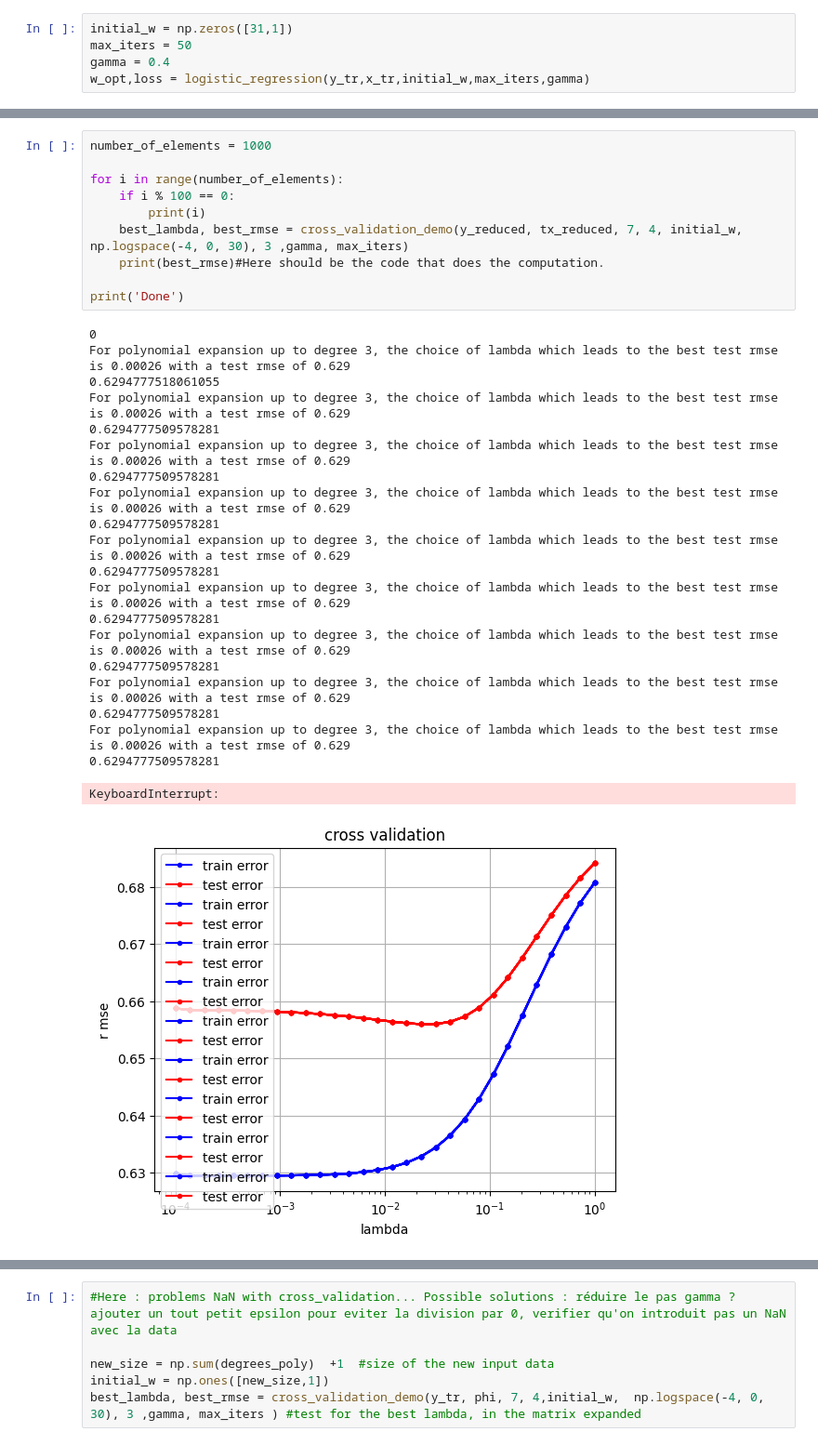
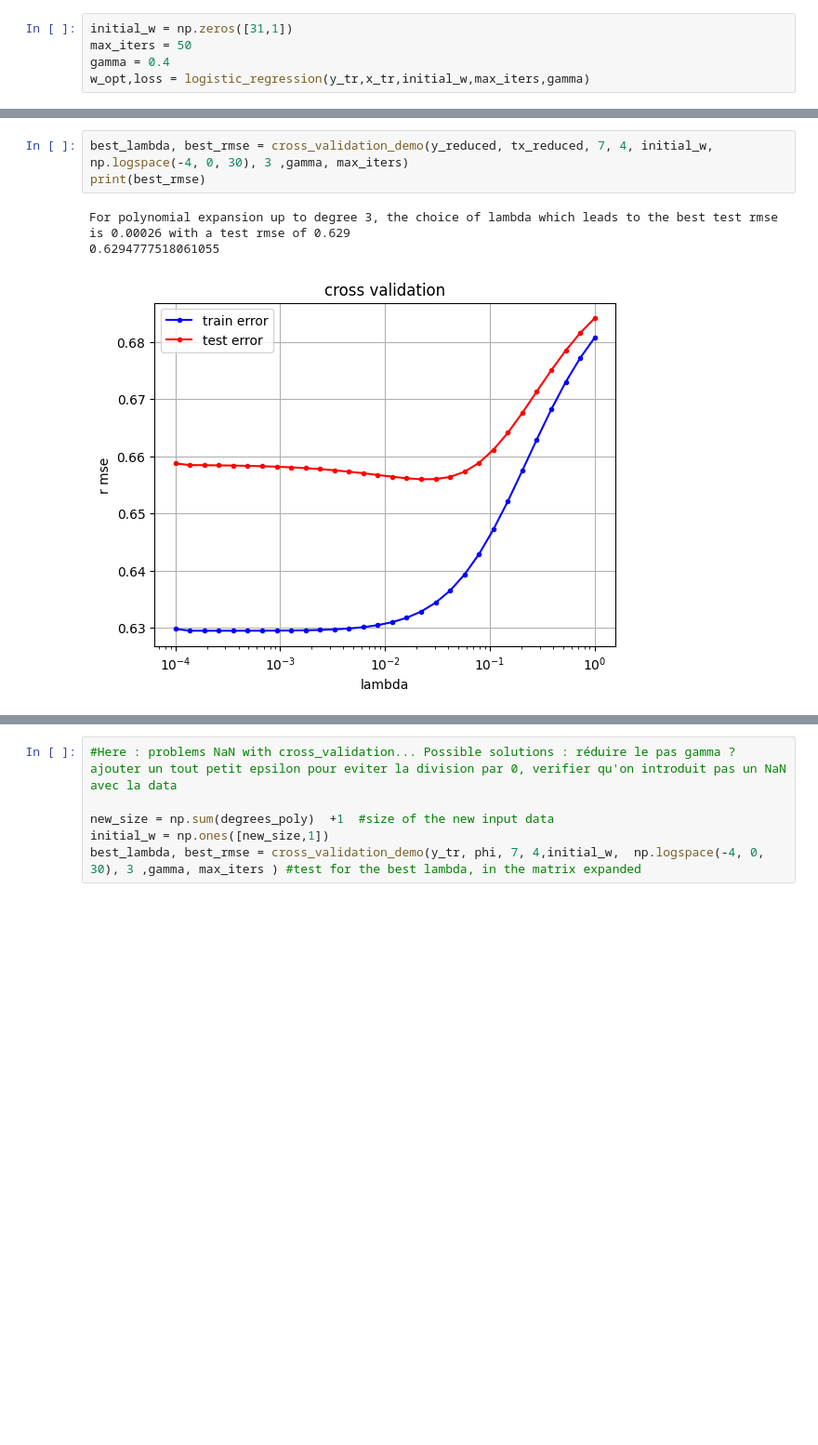
Before and after one commit to CS-433/ml-project-1-no_cs_members, a Jupyter notebook: run.ipynb, the cells around one changed output, grey strips where cells are left out. Shown at 93% size. Cells and saved outputs as stored; diff of their text form; blank space fills up the shorter version.

```diff
--- a/run.ipynb
+++ b/run.ipynb
@@ -46,35 +48,10 @@ print(loss)              #"PROBLEM nan"
 # %%
-number_of_elements = 1000
-
-for i in range(number_of_elements):
-    if i % 100 == 0:
-        print(i)
-    best_lambda, best_rmse = cross_validation_demo(y_reduced, tx_reduced, 7, 4, initial_w,  np.logspace(-4, 0, 30), 3 ,gamma, max_iters)
-    print(best_rmse)#Here should be the code that does the computation.
-
-print('Done')
+best_lambda, best_rmse = cross_validation_demo(y_reduced, tx_reduced, 7, 4, initial_w,  np.logspace(-4, 0, 30), 3 ,gamma, max_iters)
+print(best_rmse)
 # %% [output]
-0
 For polynomial expansion up to degree 3, the choice of lambda which leads to the best test rmse is 0.00026 with a test rmse of 0.629
 0.6294777518061055
-For polynomial expansion up to degree 3, the choice of lambda which leads to the best test rmse is 0.00026 with a test rmse of 0.629
-0.6294777509578281
-For polynomial expansion up to degree 3, the choice of lambda which leads to the best test rmse is 0.00026 with a test rmse of 0.629
-0.6294777509578281
-For polynomial expansion up to degree 3, the choice of lambda which leads to the best test rmse is 0.00026 with a test rmse of 0.629
-0.6294777509578281
-For polynomial expansion up to degree 3, the choice of lambda which leads to the best test rmse is 0.00026 with a test rmse of 0.629
-0.6294777509578281
-For polynomial expansion up to degree 3, the choice of lambda which leads to the best test rmse is 0.00026 with a test rmse of 0.629
-0.6294777509578281
-For polynomial expansion up to degree 3, the choice of lambda which leads to the best test rmse is 0.00026 with a test rmse of 0.629
-0.6294777509578281
-For polynomial expansion up to degree 3, the choice of lambda which leads to the best test rmse is 0.00026 with a test rmse of 0.629
-0.6294777509578281
-For polynomial expansion up to degree 3, the choice of lambda which leads to the best test rmse is 0.00026 with a test rmse of 0.629
-0.6294777509578281
-KeyboardInterrupt:
-[figure, old version]
+[figure, new version]
 # %%
 # Construct the matrix with the polynomial expansion for each column
 size_x_tr = x_tr.shape[0]
```
Also changed, not shown: parts of 13 cells of this notebook, 1 other file.
